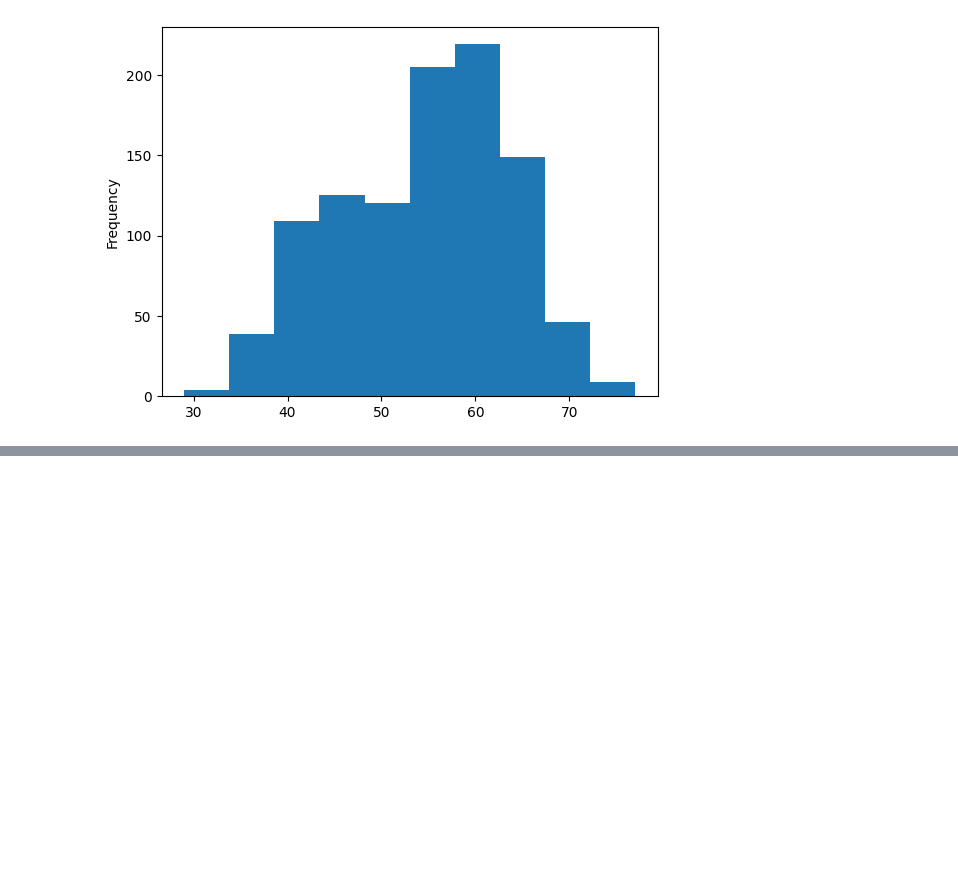
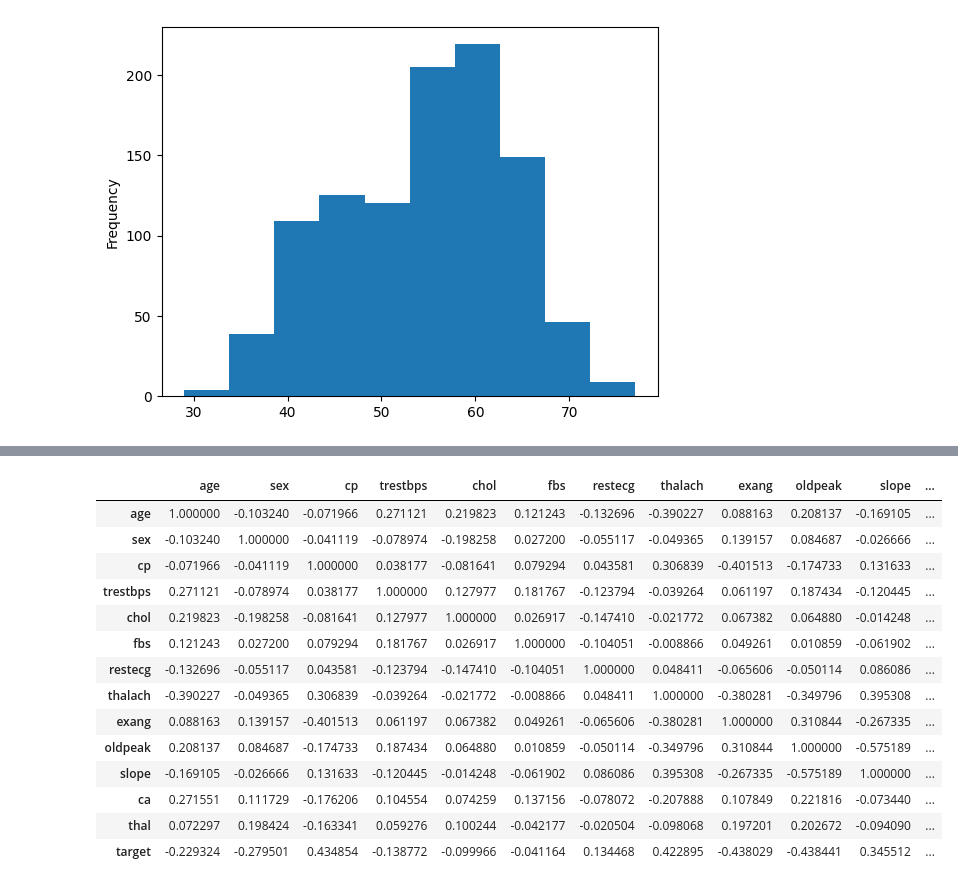
Before and after one commit to IlyasaNandaRahmadianto/pythonSpace, a Jupyter notebook: heart_desease.ipynb, the cells around one changed output, grey strips where cells are left out. Cells and saved outputs as stored; diff of their text form; code cells hidden in the pictures; blank space fills up the shorter version.

```diff
--- a/heart_desease.ipynb
+++ b/heart_desease.ipynb
@@ -170,0 +211,19 @@ df.age.plot.hist();
+# %%
+# Make a correlation matrix
+df.corr()
+# %% [output]
+|  | age | sex | cp | trestbps | chol | fbs | restecg | thalach | exang | oldpeak | slope | ... |
+| age | 1.000000 | -0.103240 | -0.071966 | 0.271121 | 0.219823 | 0.121243 | -0.132696 | -0.390227 | 0.088163 | 0.208137 | -0.169105 | ... |
+| sex | -0.103240 | 1.000000 | -0.041119 | -0.078974 | -0.198258 | 0.027200 | -0.055117 | -0.049365 | 0.139157 | 0.084687 | -0.026666 | ... |
+| cp | -0.071966 | -0.041119 | 1.000000 | 0.038177 | -0.081641 | 0.079294 | 0.043581 | 0.306839 | -0.401513 | -0.174733 | 0.131633 | ... |
+| trestbps | 0.271121 | -0.078974 | 0.038177 | 1.000000 | 0.127977 | 0.181767 | -0.123794 | -0.039264 | 0.061197 | 0.187434 | -0.120445 | ... |
+| chol | 0.219823 | -0.198258 | -0.081641 | 0.127977 | 1.000000 | 0.026917 | -0.147410 | -0.021772 | 0.067382 | 0.064880 | -0.014248 | ... |
+| fbs | 0.121243 | 0.027200 | 0.079294 | 0.181767 | 0.026917 | 1.000000 | -0.104051 | -0.008866 | 0.049261 | 0.010859 | -0.061902 | ... |
+| restecg | -0.132696 | -0.055117 | 0.043581 | -0.123794 | -0.147410 | -0.104051 | 1.000000 | 0.048411 | -0.065606 | -0.050114 | 0.086086 | ... |
+| thalach | -0.390227 | -0.049365 | 0.306839 | -0.039264 | -0.021772 | -0.008866 | 0.048411 | 1.000000 | -0.380281 | -0.349796 | 0.395308 | ... |
+| exang | 0.088163 | 0.139157 | -0.401513 | 0.061197 | 0.067382 | 0.049261 | -0.065606 | -0.380281 | 1.000000 | 0.310844 | -0.267335 | ... |
+| oldpeak | 0.208137 | 0.084687 | -0.174733 | 0.187434 | 0.064880 | 0.010859 | -0.050114 | -0.349796 | 0.310844 | 1.000000 | -0.575189 | ... |
+| slope | -0.169105 | -0.026666 | 0.131633 | -0.120445 | -0.014248 | -0.061902 | 0.086086 | 0.395308 | -0.267335 | -0.575189 | 1.000000 | ... |
+| ca | 0.271551 | 0.111729 | -0.176206 | 0.104554 | 0.074259 | 0.137156 | -0.078072 | -0.207888 | 0.107849 | 0.221816 | -0.073440 | ... |
+| thal | 0.072297 | 0.198424 | -0.163341 | 0.059276 | 0.100244 | -0.042177 | -0.020504 | -0.098068 | 0.197201 | 0.202672 | -0.094090 | ... |
+| target | -0.229324 | -0.279501 | 0.434854 | -0.138772 | -0.099966 | -0.041164 | 0.134468 | 0.422895 | -0.438029 | -0.438441 | 0.345512 | ... |
```
Also changed, not shown: parts of 7 cells of this notebook.
